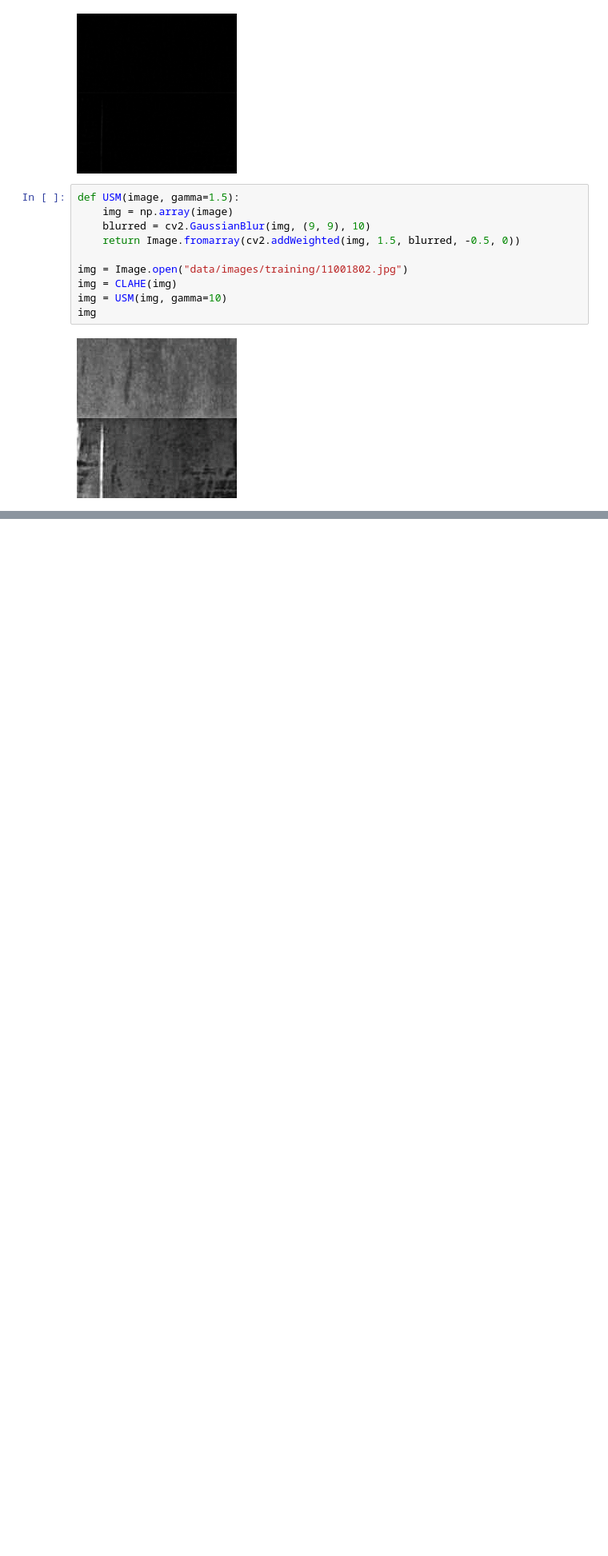
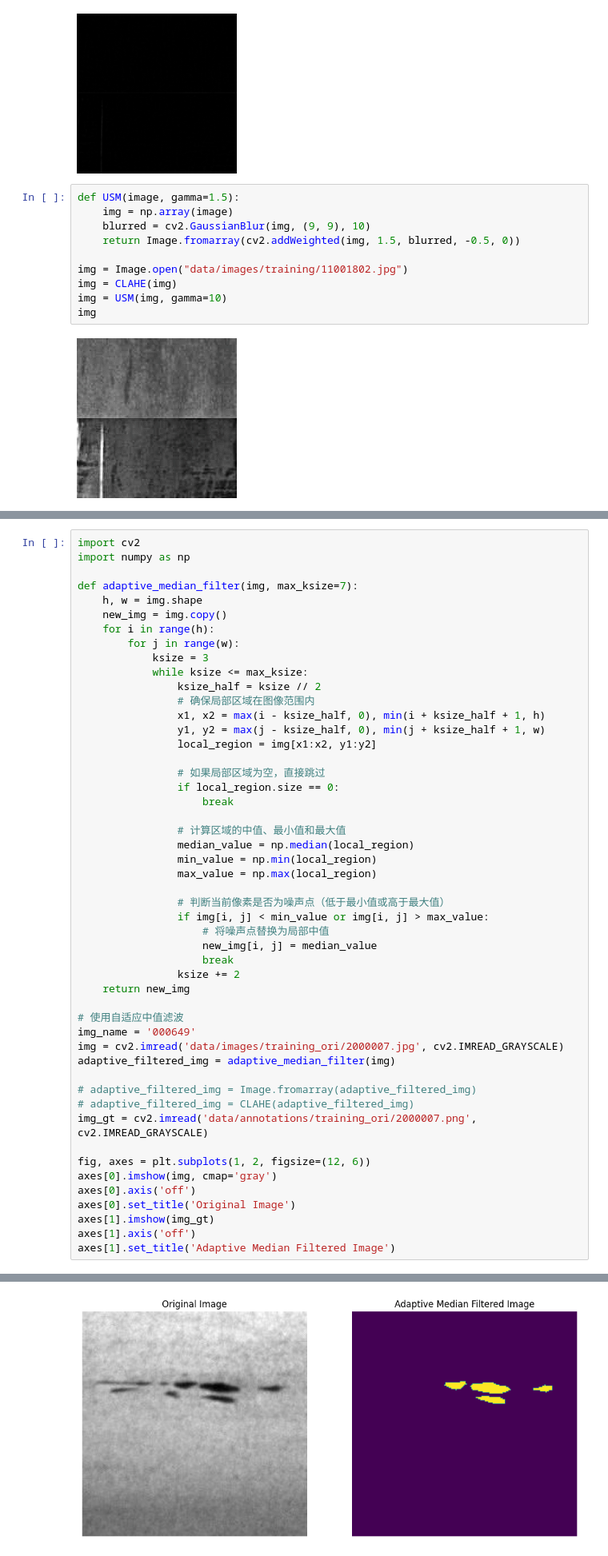
Before and after one commit to ymir-twice/-, a Jupyter notebook: vis_result.ipynb, the cells around one changed output, grey strips where cells are left out. Shown at 80% size. Saved outputs shown, nothing was run; the diff lists cells and outputs as text; blank space fills up the shorter version.

```diff
--- a/vis_result.ipynb
+++ b/vis_result.ipynb
@@ -287,0 +310,51 @@ axes[1].axis('off')
+# %%
+import cv2
+import numpy as np
+
+def adaptive_median_filter(img, max_ksize=7):
+    h, w = img.shape
+    new_img = img.copy()
+    for i in range(h):
+        for j in range(w):
+            ksize = 3
+            while ksize <= max_ksize:
+                ksize_half = ksize // 2
+                # 确保局部区域在图像范围内
+                x1, x2 = max(i - ksize_half, 0), min(i + ksize_half + 1, h)
+                y1, y2 = max(j - ksize_half, 0), min(j + ksize_half + 1, w)
+                local_region = img[x1:x2, y1:y2]
+
+                # 如果局部区域为空，直接跳过
+                if local_region.size == 0:
+                    break
+
+                # 计算区域的中值、最小值和最大值
+                median_value = np.median(local_region)
+                min_value = np.min(local_region)
+                max_value = np.max(local_region)
+
+                # 判断当前像素是否为噪声点（低于最小值或高于最大值）
+                if img[i, j] < min_value or img[i, j] > max_value:
+                    # 将噪声点替换为局部中值
+                    new_img[i, j] = median_value
+                    break
+                ksize += 2
+    return new_img
+
+# 使用自适应中值滤波
+img_name = '000649'
+img = cv2.imread('data/images/training_ori/2000007.jpg', cv2.IMREAD_GRAYSCALE)
+adaptive_filtered_img = adaptive_median_filter(img)
+
+# adaptive_filtered_img = Image.fromarray(adaptive_filtered_img)
+# adaptive_filtered_img = CLAHE(adaptive_filtered_img)
+img_gt = cv2.imread('data/annotations/training_ori/2000007.png', cv2.IMREAD_GRAYSCALE)
+
+fig, axes = plt.subplots(1, 2, figsize=(12, 6))
+axes[0].imshow(img, cmap='gray')
+axes[0].axis('off')
+axes[0].set_title('Original Image')
+axes[1].imshow(img_gt)
+axes[1].axis('off')
+axes[1].set_title('Adaptive Median Filtered Image')
+# %% [output]
@@ -287,0 +362 @@ axes[1].axis('off')
+[figure, added]
```
Also changed, not shown: parts of 3 cells of this notebook, 4 other files.
